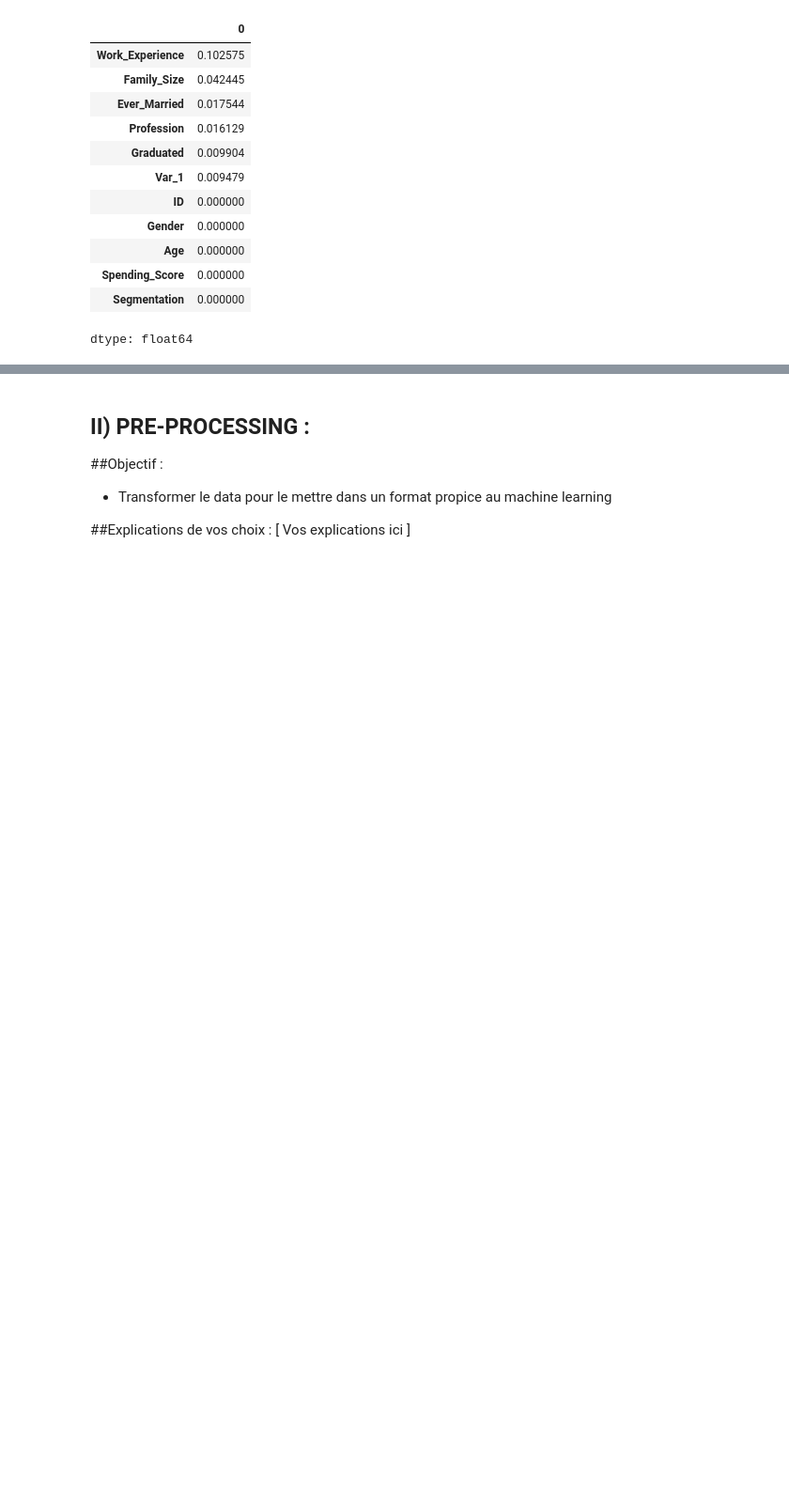
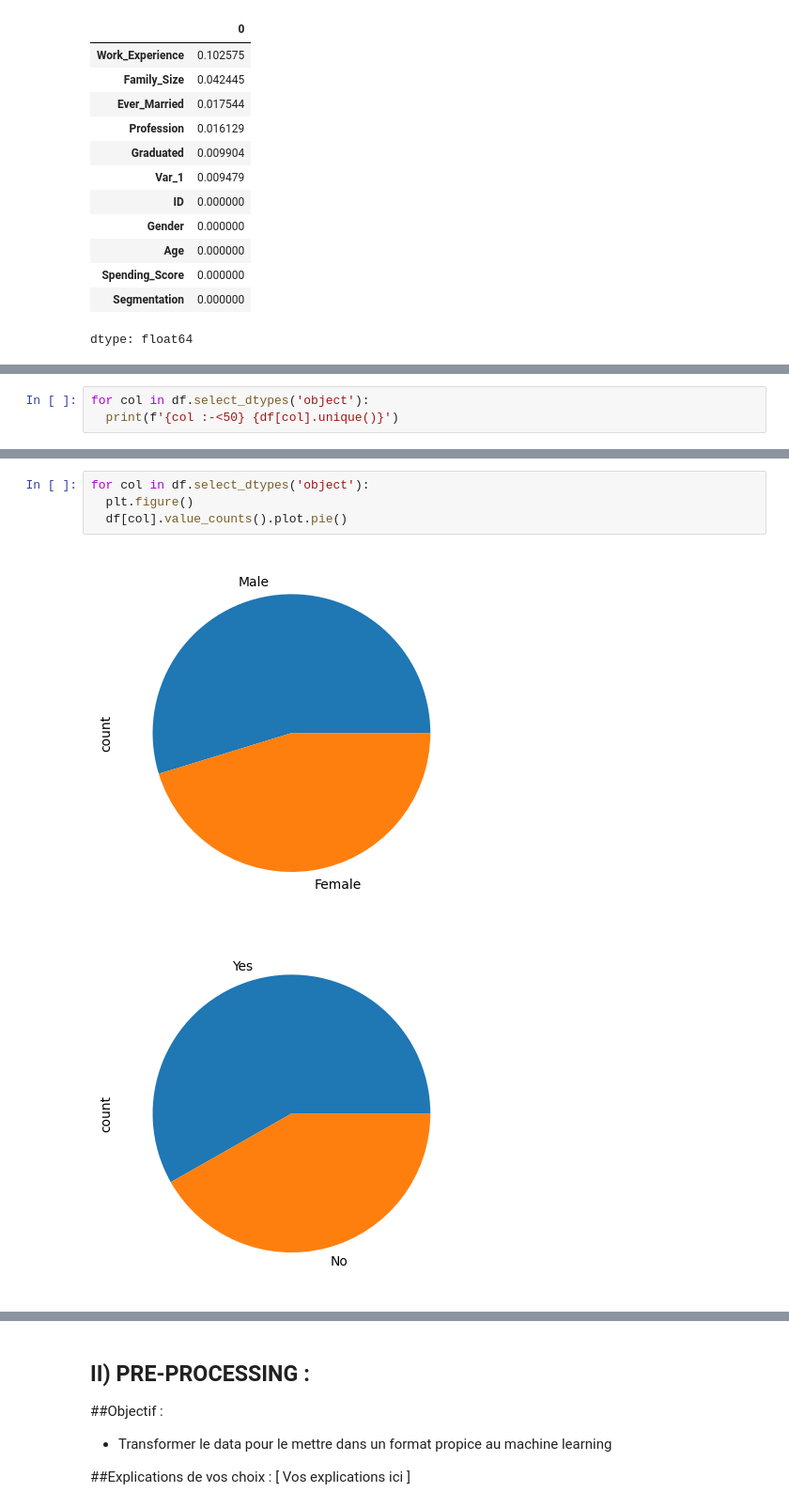
Before and after one commit to emilienDieryck/Projet-IA, a Jupyter notebook: BIN3100_Projet_Data_Science.ipynb, the cells around one changed output, grey strips where cells are left out. Shown at 94% size. Drawn from its saved outputs; the diff is of its cells as text; blank space fills up the shorter version.

```diff
--- a/BIN3100_Projet_Data_Science.ipynb
+++ b/BIN3100_Projet_Data_Science.ipynb
@@ -194,0 +281,3 @@ dtype: float64
+# %%
+for col in df.select_dtypes('object'):
+  print(f'{col :-<50} {df[col].unique()}')
@@ -194,0 +306,7 @@ dtype: float64
+# %%
+for col in df.select_dtypes('object'):
+  plt.figure()
+  df[col].value_counts().plot.pie()
+# %% [output]
+[figure, added]
+[figure, added]
```
Also changed, not shown: parts of 24 cells of this notebook.
